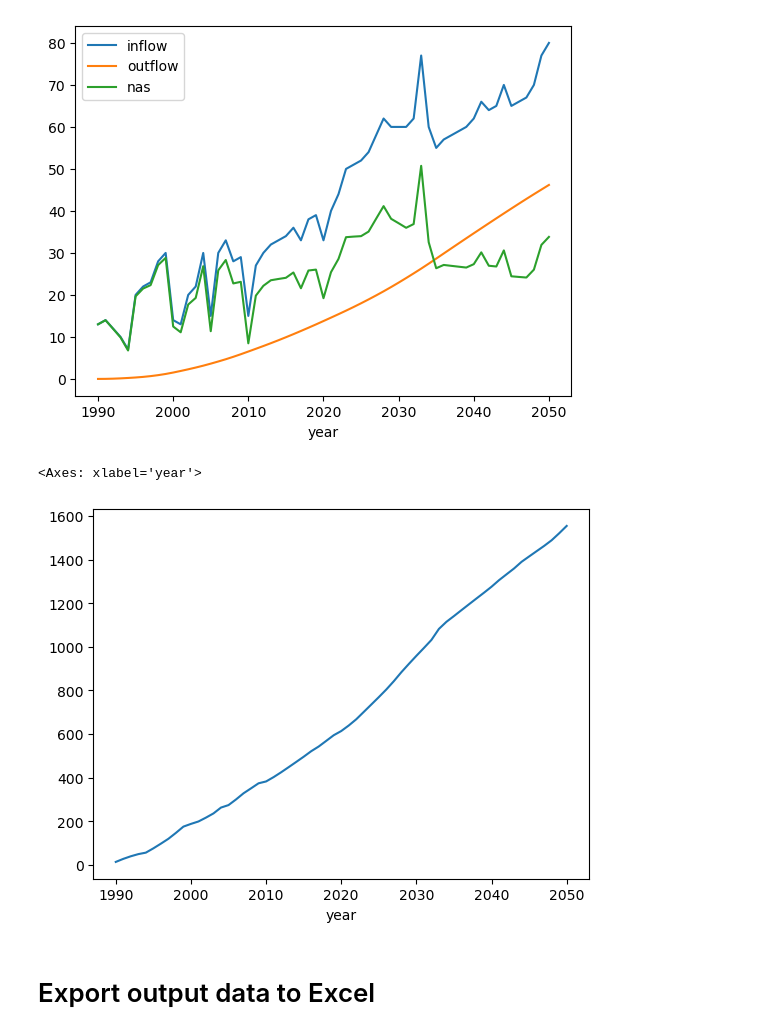
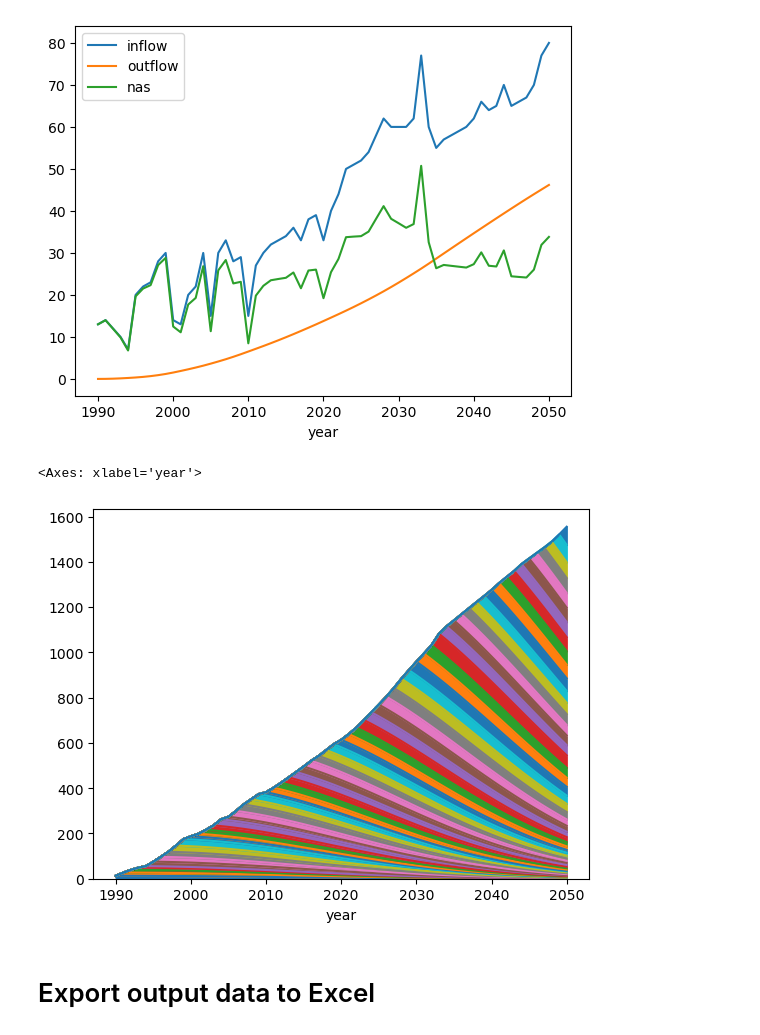
Before and after one commit to adrien-perello/MFA, a Jupyter notebook: 02_stock_driven_and_surv_curves/tutorial_and_homework/notebooks/week_2_tutorial_flow_driven.ipynb, the cells around one changed output. Drawn from its saved outputs; the diff is of its cells as text; code cells hidden in the pictures.

Commit message:
add stock by cohorts plotting

```diff
--- a/02_stock_driven_and_surv_curves/tutorial_and_homework/notebooks/week_2_tutorial_flow_driven.ipynb
+++ b/02_stock_driven_and_surv_curves/tutorial_and_homework/notebooks/week_2_tutorial_flow_driven.ipynb
@@ -225,12 +225,12 @@ data[["inflow", "outflow", "nas"]].plot()
 # %% [output]
 <Axes: xlabel='year'>
 [figure]
-# %%
-# Zooming in the stocks
-data["stock"].plot()
-# %% [output]
-<Axes: xlabel='year'>
-[figure, removed]
+# %%
+# Visualize the stock by cohorts
+cohort.plot(kind="area", stacked=True, legend=False)
+# %% [output]
+<Axes: xlabel='year'>
+[figure, added]
 # %% [markdown]
 # Export output data to Excel
 # %%
```
Also changed, not shown: parts of 3 cells of this notebook, 3 other files.
